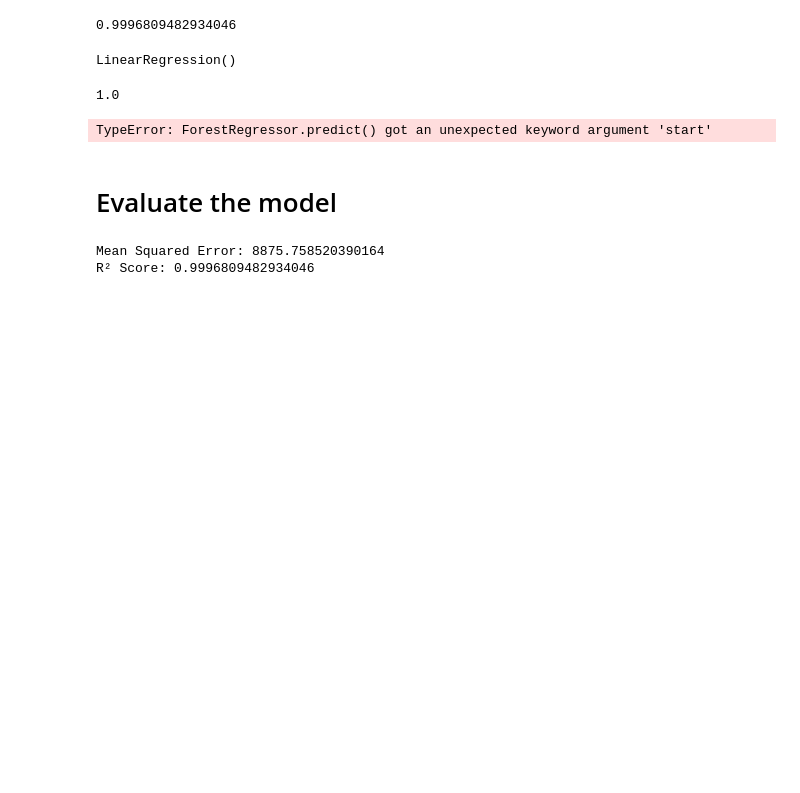
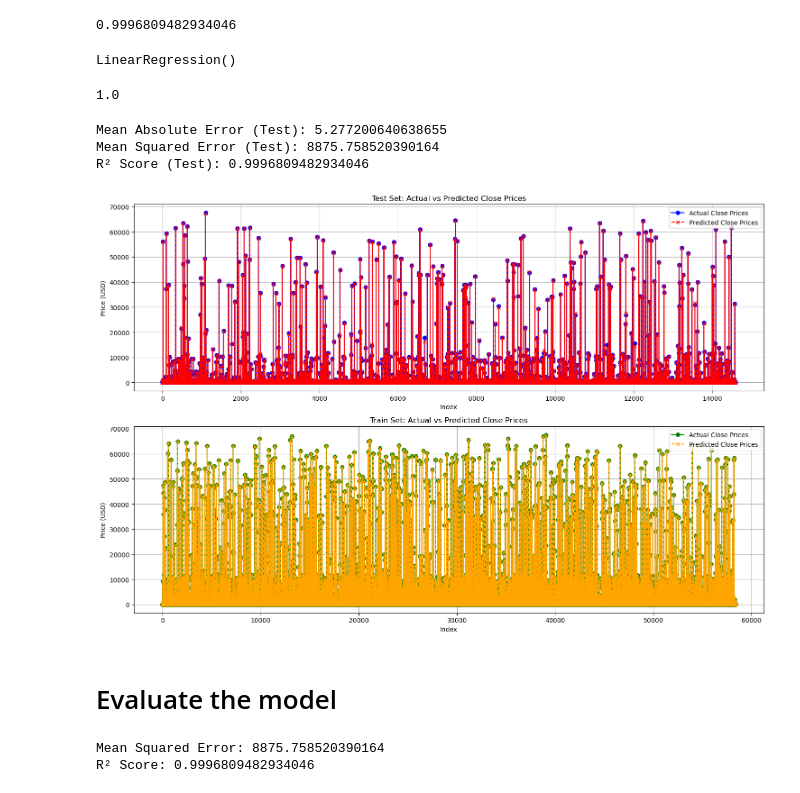
Before and after one commit to nomanrafi/A-Comprehensive-Analysis-of-Cryptocurrency-Price-Patterns, a Jupyter notebook: cryptocurrency-patterns.ipynb, the cells around one changed output. Saved outputs shown, nothing was run; the diff lists cells and outputs as text; code cells hidden in the pictures; blank space fills up the shorter version.

```diff
--- a/cryptocurrency-patterns.ipynb
+++ b/cryptocurrency-patterns.ipynb
@@ -324,8 +324,8 @@ array([[-0.0741728 , -0.07669491, -0.07617683, ..., -1.52764643,
        [-0.1841803 , -0.18427535, -0.18444468, ...,  0.47902468,
         -0.17037114, -0.17480534]])
 # %%
-RF = RandomForestRegressor(n_estimators=100, random_state=42)
-RF.fit(X_train_scaled, y_train)
+model = RandomForestRegressor(n_estimators=100, random_state=42)
+model.fit(X_train_scaled, y_train)
 # %% [output]
 RandomForestRegressor(random_state=42)
 # %%
@@ -347,92 +344,44 @@ LR.score(X_test_scaled,y_test)
 # %% [output]
 1.0
 # %%
-# from sklearn.metrics import mean_absolute_error, mean_squared_error, r2_score
+y_train_pred = model.predict(X_train_scaled)
+y_test_pred = model.predict(X_test_scaled)
 
-# # Predict on training and test sets
-# y_train_pred = LR.predict(X_train)  # Replace `model` with your trained regression model
-# y_test_pred = LR.predict(X_test)
-
-# # Calculate metrics for test predictions
-# mae = mean_absolute_error(y_test, y_test_pred)
-# mse = mean_squared_error(y_test, y_test_pred)
-# r2 = r2_score(y_test, y_test_pred)
-
-# print(f"Mean Absolute Error (Test): {mae}")
-# print(f"Mean Squared Error (Test): {mse}")
-# print(f"R² Score (Test): {r2}")
-
-# # Visualize predictions vs actual prices for test set
-# plt.figure(figsize=(15, 10))
-
-# # Plot 1: Test set - Actual vs Predicted
-# plt.subplot(2, 1, 1)
-# plt.plot(y_test.values, label='Actual Close Prices', color='blue', marker='o')
-# plt.plot(y_test_pred, label='Predicted Close Prices', color='red', linestyle='--', marker='x')
-# plt.title('Test Set: Actual vs Predicted Close Prices')
-# plt.xlabel('Index')
-# plt.ylabel('Price (USD)')
-# plt.legend()
-# plt.grid()
-
-# # Plot 2: Train set - Actual vs Predicted
-# plt.subplot(2, 1, 2)
-# plt.plot(y_train.values, label='Actual Close Prices', color='green', marker='o')
-# plt.plot(y_train_pred, label='Predicted Close Prices', color='orange', linestyle='--', marker='x')
-# plt.title('Train Set: Actual vs Predicted Close Prices')
-# plt.xlabel('Index')
-# plt.ylabel('Price (USD)')
-# plt.legend()
-# plt.grid()
-
-# plt.tight_layout()
-# plt.show()
-
-
-from sklearn.metrics import mean_absolute_error, mean_squared_error, r2_score
-import numpy as np
-
-# Predict using statsmodels SARIMAX
-# Ensure you're specifying the start and end range for prediction
-y_train_pred = RF.predict(start=0, end=len(X_train_scaled)-1)
-y_test_pred = RF.predict(start=len(X_train_scaled), end=len(X_train_scaled) + len(X_test_scaled) - 1)
-
-# Calculate metrics for test predictions
 mae = mean_absolute_error(y_test, y_test_pred)
 mse = mean_squared_error(y_test, y_test_pred)
 r2 = r2_score(y_test, y_test_pred)
 
 print(f"Mean Absolute Error (Test): {mae}")
 print(f"Mean Squared Error (Test): {mse}")
 print(f"R² Score (Test): {r2}")
 
-# Visualize predictions vs actual prices for test set
 plt.figure(figsize=(15, 10))
 
-# Plot 1: Test set - Actual vs Predicted
 plt.subplot(2, 1, 1)
 plt.plot(y_test.values, label='Actual Close Prices', color='blue', marker='o')
 plt.plot(y_test_pred, label='Predicted Close Prices', color='red', linestyle='--', marker='x')
 plt.title('Test Set: Actual vs Predicted Close Prices')
 plt.xlabel('Index')
 plt.ylabel('Price (USD)')
 plt.legend()
 plt.grid()
 
-# Plot 2: Train set - Actual vs Predicted
 plt.subplot(2, 1, 2)
 plt.plot(y_train.values, label='Actual Close Prices', color='green', marker='o')
 plt.plot(y_train_pred, label='Predicted Close Prices', color='orange', linestyle='--', marker='x')
 plt.title('Train Set: Actual vs Predicted Close Prices')
 plt.xlabel('Index')
 plt.ylabel('Price (USD)')
 plt.legend()
 plt.grid()
 
 plt.tight_layout()
 plt.show()
 # %% [output]
-TypeError: ForestRegressor.predict() got an unexpected keyword argument 'start'
+Mean Absolute Error (Test): 5.277200640638655
+Mean Squared Error (Test): 8875.758520390164
+R² Score (Test): 0.9996809482934046
+[figure, added]
 # %% [markdown]
 # Evaluate the model
 # %%
```
Also changed, not shown: parts of 2 cells of this notebook.
